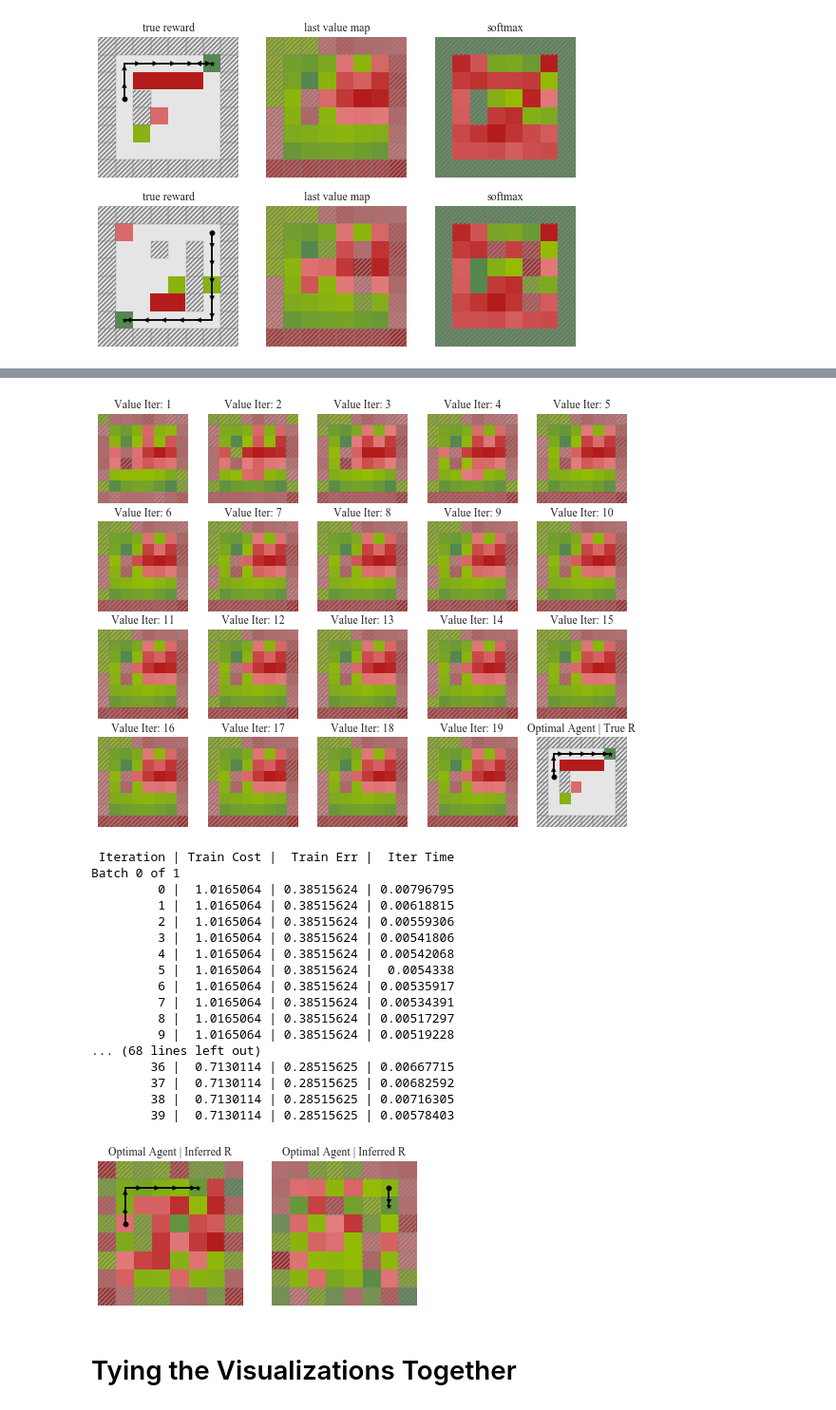
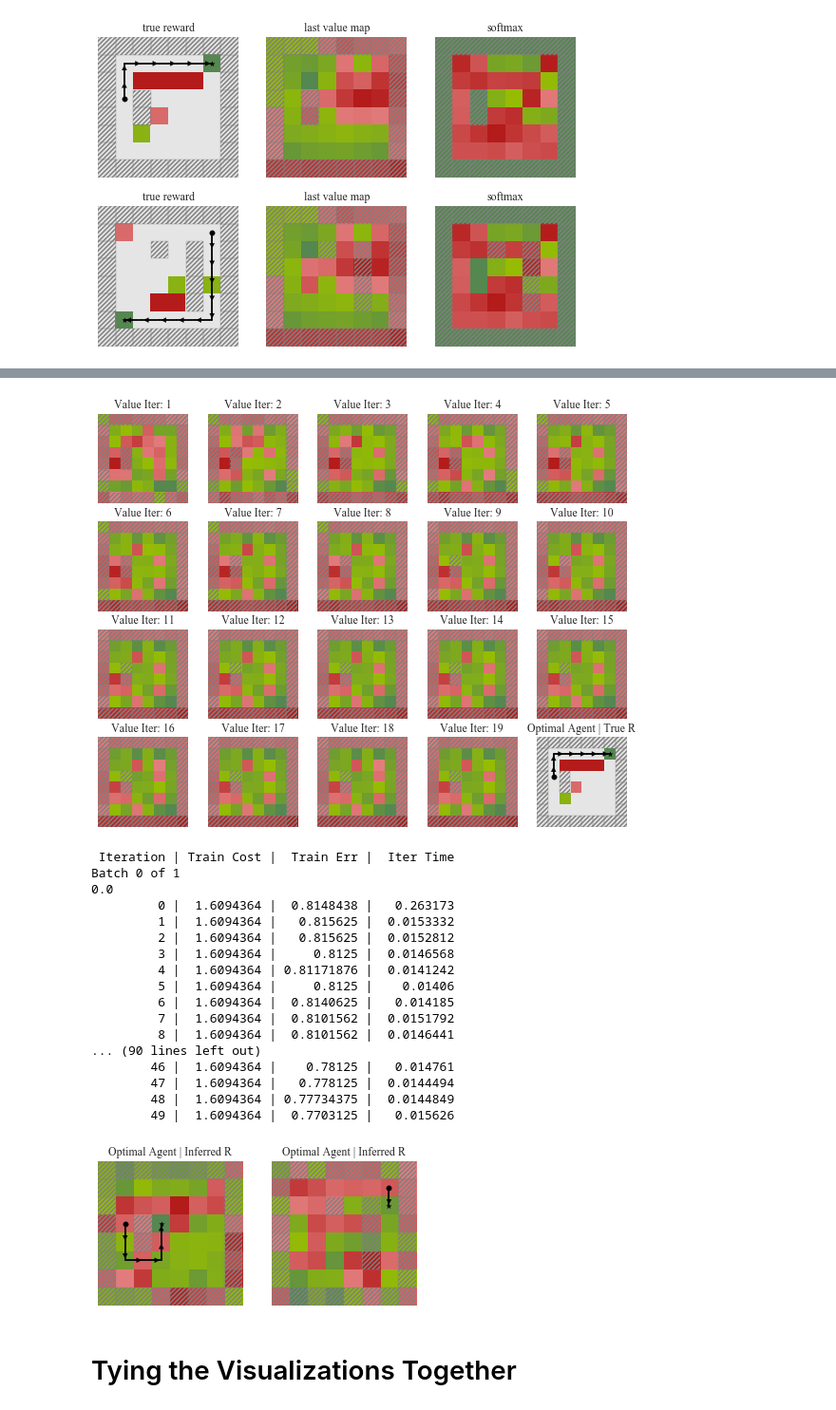
Before and after one commit to HumanCompatibleAI/learning_biases, a Jupyter notebook: Plotting Value Heat Map.ipynb, the cells around one changed output, grey strips where cells are left out. Shown at 95% size. Drawn from its saved outputs; the diff is of its cells as text; code cells hidden in the pictures.

```diff
--- a/Plotting Value Heat Map.ipynb
+++ b/Plotting Value Heat Map.ipynb
@@ -47,14 +47,28 @@ for v in tfvars:
 # %% [output]
 <tf.Variable 'reward:0' shape=(20, 8, 8) dtype=float32_ref>
 # %%
-# Need 3 things: sreward_optimize_op, err, step2_cost
-logits_cost = tf.add_n(graph.get_collection("losses"), name='logits_loss')
+# Need 3 things: reward_optimize_op, err, step2_cost
+labels = graph.get_tensor_by_name('y:0')
+w_o = graph.get_tensor_by_name("VIN/w_o:0")
+q = graph.get_tensor_by_name("q_20:0")
+q_out = tf.reshape(q, [-1, 5])
+logits = tf.matmul(q_out, w_o)
+
+cross_entropy = tf.nn.softmax_cross_entropy_with_logits(
+    logits=logits, labels=labels, name='cross_entropy-z')
+cross_entropy_mean = tf.reduce_mean(
+    cross_entropy, name='cross_entropy_mean-z')
+logits_cost = tf.add_n([cross_entropy_mean], name='logits_loss')
+
+reward_regularizer_C = 0.1
+l1_regularizer = tf.contrib.layers.l1_regularizer(reward_regularizer_C)
+reward_regularizer_cost = tf.contrib.layers.apply_regularization(l1_regularizer, [reward_var])
 step2_cost = logits_cost
 
-# reward_lr = 1.0 # default in config file
-# reward_optimizer = tf.train.AdamOptimizer(reward_lr)
-# reward_optimize_op = reward_optimizer.minimize(step2_cost, var_list=[reward_var], name='reward_optim')
-reward_optimize_op = graph.get_operation_by_name('reward/Adam')
+reward_lr = 1.5 # default in config file
+reward_optimizer = tf.train.AdamOptimizer(reward_lr, name='adam-opt')
+reward_optimize_op = reward_optimizer.minimize(step2_cost, var_list=[reward_var], name='reward_optim')
+# reward_optimize_op = graph.get_operation_by_name('reward/Adam')
 
 num_actions = 5
 labels = tf.reshape(graph.get_tensor_by_name('y:0'), [-1, num_actions])
@@ -120,6 +192,7 @@ def normalize(vals):
 # %%
 fig, axes = plt.subplots(2, 3, figsize=(9, 6))
 
+w, r = repeat_vector(walls, reward)
 for ax, gr in zip(axes, grids[2:4]):
     walls, reward, start = GridworldMdp(gr).convert_to_numpy_input()
 
@@ -196,7 +269,7 @@ fig.savefig("ValueMapComparison-OptimalAgent-VIN-20.jpg")
 # Plot rollout on inferred reward as well...
 # fig, axes = plt.subplots(1, 3)
 # %% [output]
-[figure, old version]
+[figure, new version]
 # %%
 def train_reward(sess, image_data, reward_data, y_data, num_epochs, verbosity, bsize=20):
         """Infers the reward using backprop, holding the planner fixed.
@@ -258,6 +332,7 @@ def train_reward(sess, image_data, reward_data, y_data, num_epochs, verbosity, b
 # generate_data_for_reward( agent, num_w/oreward)
 # y_irl = ydata = 4th return of generate data AKA labels
 imsize = 8
+num_actions = 5
 def generate_data_for_reward(mdp, agent):
     from utils import Distribution
     from gridworld import Direction
@@ -279,6 +354,8 @@ def generate_data_for_reward(mdp, agent):
 
     walls, rewards, start_state = mdp.convert_to_numpy_input()
     return action_dists
+# %%
+sess.run(tf.global_variables_initializer())
 # %%
 def visualize_inferred_on_grid(grid, train_agent, optimal_agent, ax, norm=False, ax_title=None,
                               num_epochs=40, verbosity=3):
@@ -286,51 +363,51 @@ def visualize_inferred_on_grid(grid, train_agent, optimal_agent, ax, norm=False,
     Infers the reward for a given grid mdp, the agent the model was trained on, and then plots the trajectory of
     the optimal agent on the inferred reward. If normalize is true, we normalize the reward before plotting
     trajectory & visualizing.
 
     Uses `train_agent` to infer the reward, and `optimal_agent` to visualize best path planning with the inferred reward.
     """
     mdp = GridworldMdp(grid)
     walls, reward, start = mdp.convert_to_numpy_input()
 
     agent = FastOptimalAgent(beta=1.0)
     y_data = generate_data_for_reward(mdp, train_agent)
 
     repeat_walls, repeat_ys = repeat_vector(walls, y_data)
     reward_data = train_reward(sess, repeat_walls, None, repeat_ys, num_epochs, verbosity, bsize=20)
     if norm:
         reward_data[0] = normalize(reward_data[0])
 
     if ax_title is None:
         ax_title = "Optimal Agent | Inferred R"
     agent = FastOptimalAgent(beta=None)
     plot_trajectory(walls, reward_data[0], start, optimal_agent, fig, ax)
     plot_reward(reward_data[0], walls, ax_title, fig, ax)
 
 fig, axes = plt.subplots(1, 2)
 opt_agent = FastOptimalAgent(beta=None)
 train_agent = FastOptimalAgent(beta=1.0)
 
-visualize_inferred_on_grid(grids[2], train_agent, opt_agent, axes[0])
-visualize_inferred_on_grid(grids[3], train_agent, opt_agent, axes[1])
+visualize_inferred_on_grid(grids[2], train_agent, opt_agent, axes[0], num_epochs=50)
+visualize_inferred_on_grid(grids[3], train_agent, opt_agent, axes[1], num_epochs=50)
 # %% [output]
  Iteration | Train Cost |  Train Err |  Iter Time
 Batch 0 of 1
-         0 |  1.0165064 | 0.38515624 | 0.00796795
-         1 |  1.0165064 | 0.38515624 | 0.00618815
-         2 |  1.0165064 | 0.38515624 | 0.00559306
-         3 |  1.0165064 | 0.38515624 | 0.00541806
-         4 |  1.0165064 | 0.38515624 | 0.00542068
-         5 |  1.0165064 | 0.38515624 |  0.0054338
-         6 |  1.0165064 | 0.38515624 | 0.00535917
-         7 |  1.0165064 | 0.38515624 | 0.00534391
-         8 |  1.0165064 | 0.38515624 | 0.00517297
-         9 |  1.0165064 | 0.38515624 | 0.00519228
-... (68 lines left out)
-        36 |  0.7130114 | 0.28515625 | 0.00667715
-        37 |  0.7130114 | 0.28515625 | 0.00682592
-        38 |  0.7130114 | 0.28515625 | 0.00716305
-        39 |  0.7130114 | 0.28515625 | 0.00578403
+0.0
+         0 |  1.6094364 |  0.8148438 |   0.263173
+         1 |  1.6094364 |   0.815625 |  0.0153332
+         2 |  1.6094364 |   0.815625 |  0.0152812
+         3 |  1.6094364 |     0.8125 |  0.0146568
+         4 |  1.6094364 | 0.81171876 |  0.0141242
+         5 |  1.6094364 |     0.8125 |    0.01406
+         6 |  1.6094364 |  0.8140625 |   0.014185
+         7 |  1.6094364 |  0.8101562 |  0.0151792
+         8 |  1.6094364 |  0.8101562 |  0.0146441
+... (90 lines left out)
+        46 |  1.6094364 |    0.78125 |   0.014761
+        47 |  1.6094364 |   0.778125 |  0.0144494
+        48 |  1.6094364 | 0.77734375 |  0.0144849
+        49 |  1.6094364 |  0.7703125 |   0.015626
-[figure, old version]
+[figure, new version]
 # %% [markdown]
 # Tying the Visualizations Together
 # %%
```
Also changed, not shown: parts of 17 cells of this notebook, 1 other file.
